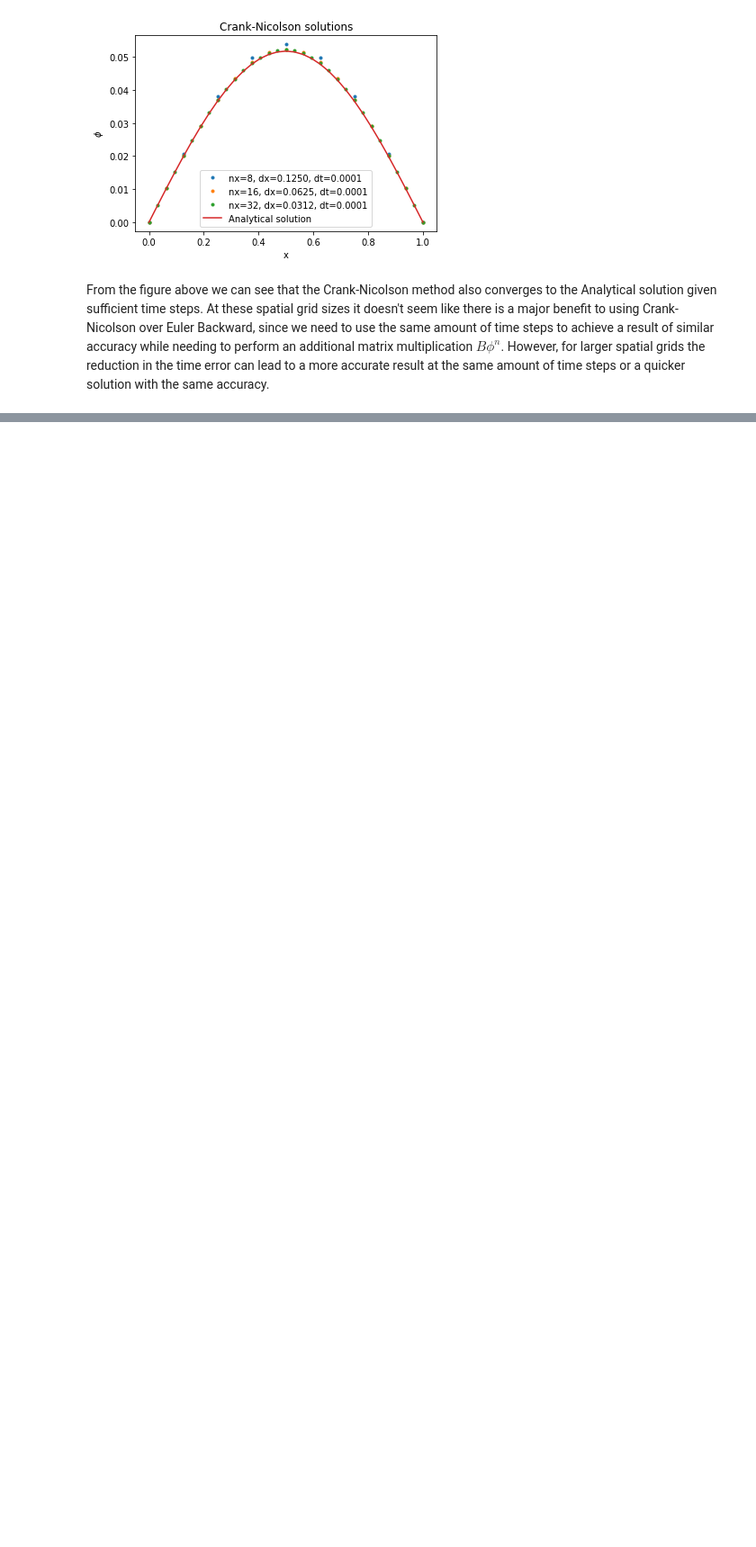
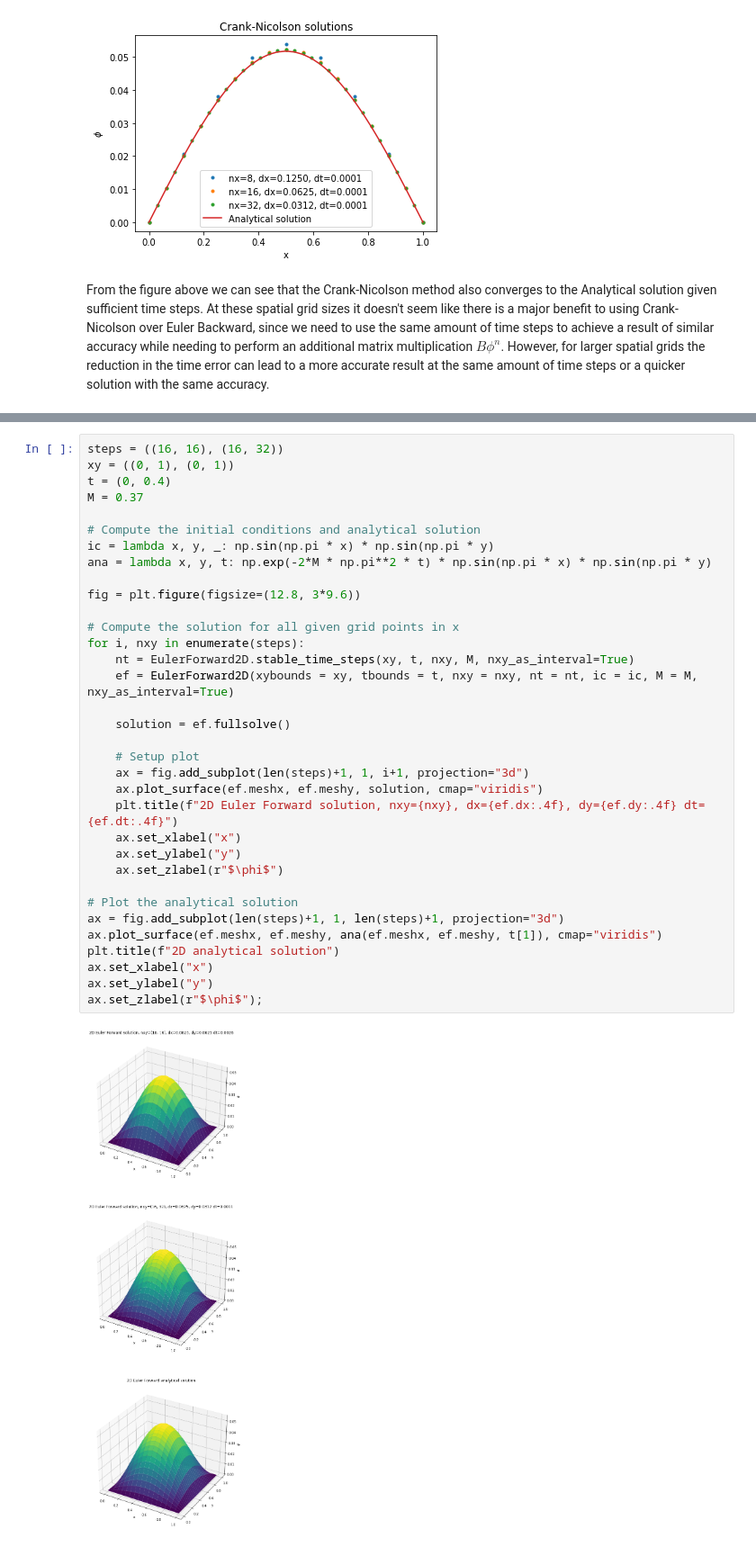
Before and after one commit to KevoSoftworks/mathematical_and_numerical_physics, a Jupyter notebook: hw1.ipynb, the cells around one changed output, grey strips where cells are left out. Shown at 90% size. Drawn from its saved outputs; the diff is of its cells as text; blank space fills up the shorter version.

Commit message:
Add 2D Euler Forward

```diff
--- a/hw1.ipynb
+++ b/hw1.ipynb
@@ -221,0 +239,36 @@ From the figure above we can see that the Crank-Nicolson method also converges t
+# %%
+steps = ((16, 16), (16, 32))
+xy = ((0, 1), (0, 1))
+t = (0, 0.4)
+M = 0.37
+
+# Compute the initial conditions and analytical solution
+ic = lambda x, y, _: np.sin(np.pi * x) * np.sin(np.pi * y)
+ana = lambda x, y, t: np.exp(-2*M * np.pi**2 * t) * np.sin(np.pi * x) * np.sin(np.pi * y)
+
+fig = plt.figure(figsize=(12.8, 3*9.6))
+
+# Compute the solution for all given grid points in x
+for i, nxy in enumerate(steps):
+    nt = EulerForward2D.stable_time_steps(xy, t, nxy, M, nxy_as_interval=True)
+    ef = EulerForward2D(xybounds = xy, tbounds = t, nxy = nxy, nt = nt, ic = ic, M = M, nxy_as_interval=True)
+
+    solution = ef.fullsolve()
+
+    # Setup plot
+    ax = fig.add_subplot(len(steps)+1, 1, i+1, projection="3d")
+    ax.plot_surface(ef.meshx, ef.meshy, solution, cmap="viridis")
+    plt.title(f"2D Euler Forward solution, nxy={nxy}, dx={ef.dx:.4f}, dy={ef.dy:.4f} dt={ef.dt:.4f}")
+    ax.set_xlabel("x")
+    ax.set_ylabel("y")
+    ax.set_zlabel(r"$\phi$")
+
+# Plot the analytical solution
+ax = fig.add_subplot(len(steps)+1, 1, len(steps)+1, projection="3d")
+ax.plot_surface(ef.meshx, ef.meshy, ana(ef.meshx, ef.meshy, t[1]), cmap="viridis")
+plt.title(f"2D analytical solution")
+ax.set_xlabel("x")
+ax.set_ylabel("y")
+ax.set_zlabel(r"$\phi$");
+# %% [output]
+[figure, added]
```
Also changed, not shown: parts of 4 cells of this notebook, 2 other files.
